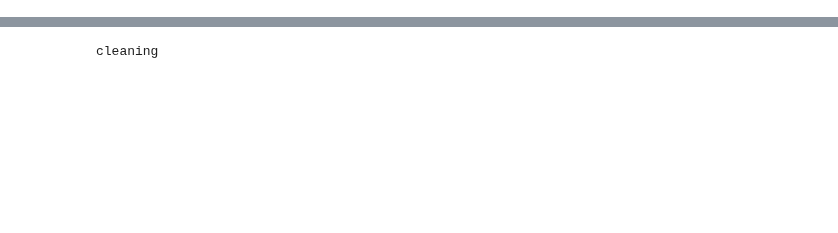
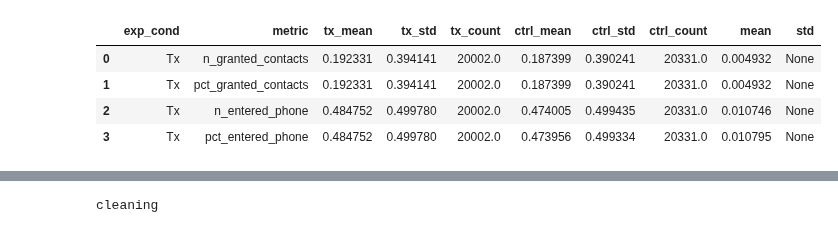
Before and after one commit to kylekovac/abautomator-swipe, a Jupyter notebook: notebooks/exp_playground.ipynb, the cells around one changed output, grey strips where cells are left out. Drawn from its saved outputs; the diff is of its cells as text; code cells hidden in the pictures; blank space fills up the shorter version.

```diff
--- a/notebooks/exp_playground.ipynb
+++ b/notebooks/exp_playground.ipynb
@@ -55,0 +27,25 @@ result
+# %%
+df = analy.base_df.copy()
+
+ctrl_df = analy._get_ctrl_df(df)
+tx_df = analy._get_tx_df(df)
+
+df = tx_df.merge(ctrl_df, how="left")
+df["mean"] = df["tx_mean"] - df["ctrl_mean"]
+
+df["std"] = None
+
+# pop_mean_df = df[df['metric'].str.startswith("n_")]
+# pop_prop_df = df[df['metric'].str.startswith("pct_")]
+
+
+
+# result = analy._add_std_for_pop_proportion(df)
+# %%
+df
+# %% [output]
+|  | exp_cond | metric | tx_mean | tx_std | tx_count | ctrl_mean | ctrl_std | ctrl_count | mean | std |
+| 0 | Tx | n_granted_contacts | 0.192331 | 0.394141 | 20002.0 | 0.187399 | 0.390241 | 20331.0 | 0.004932 | None |
+| 1 | Tx | pct_granted_contacts | 0.192331 | 0.394141 | 20002.0 | 0.187399 | 0.390241 | 20331.0 | 0.004932 | None |
+| 2 | Tx | n_entered_phone | 0.484752 | 0.499780 | 20002.0 | 0.474005 | 0.499435 | 20331.0 | 0.010746 | None |
+| 3 | Tx | pct_entered_phone | 0.484752 | 0.499780 | 20002.0 | 0.473956 | 0.499334 | 20331.0 | 0.010795 | None |
```
Also changed, not shown: parts of 9 cells of this notebook, 1 other file.
